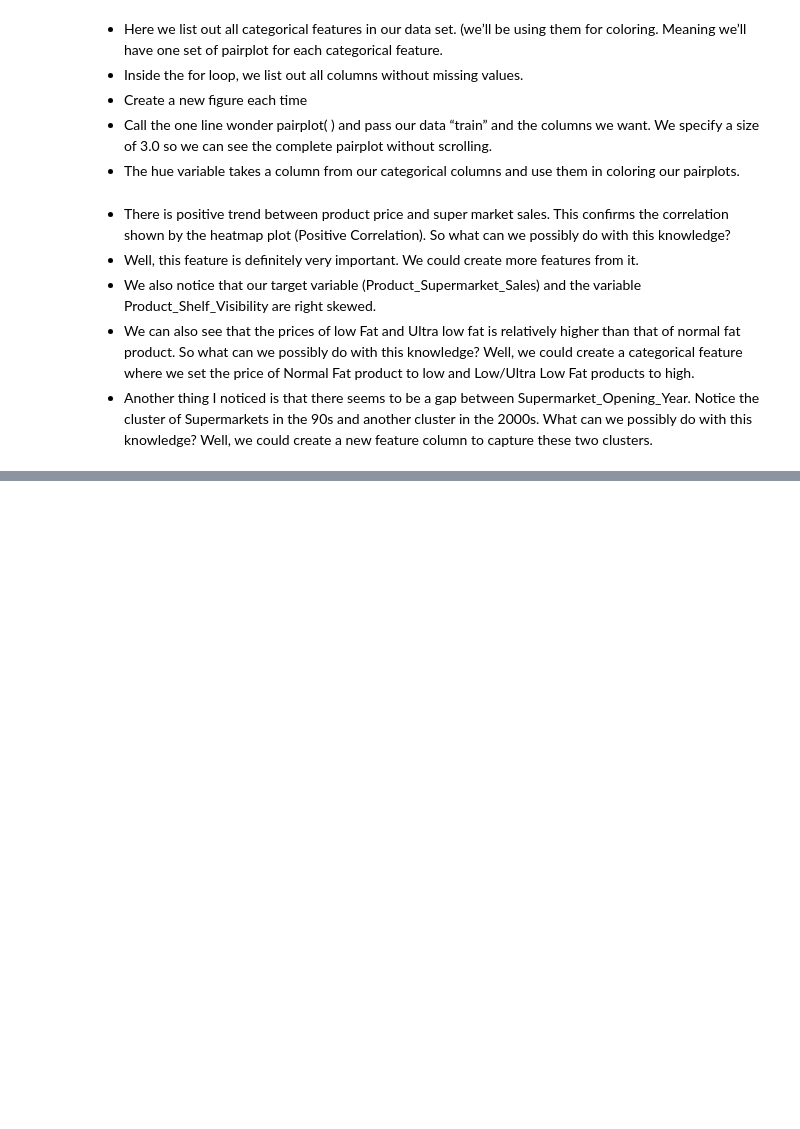
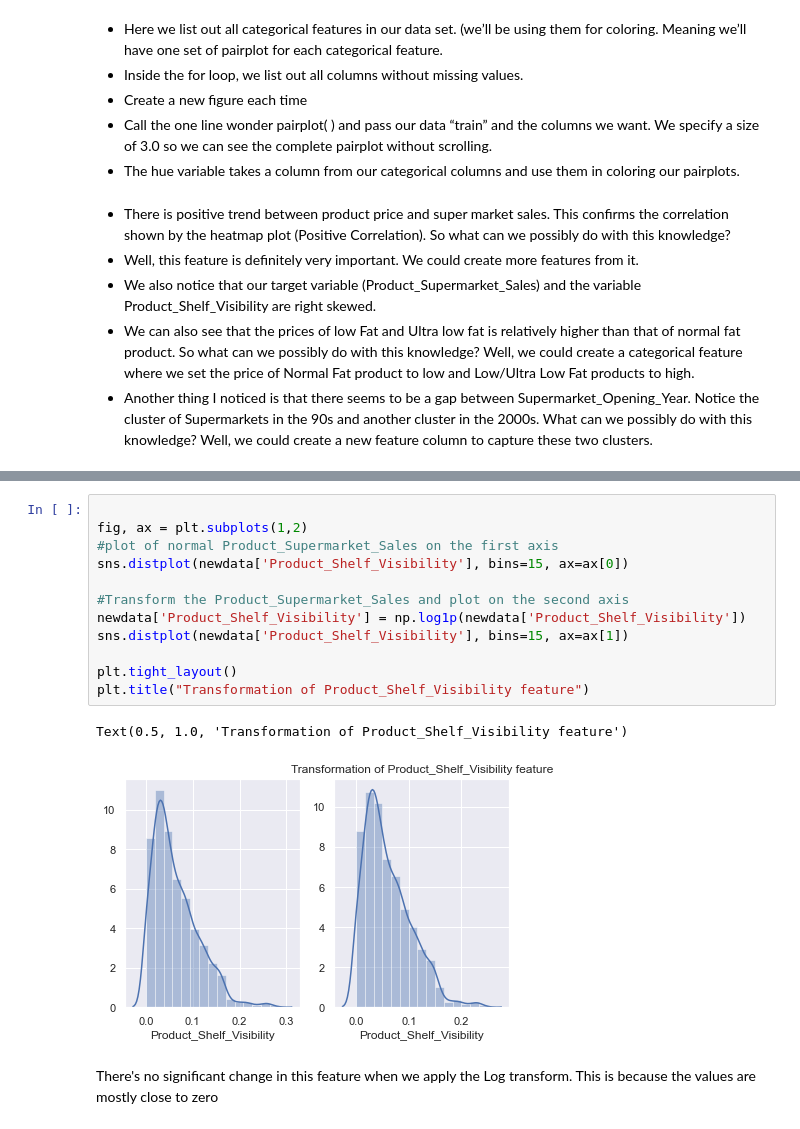
Before and after one commit to mihrimasahee/Supermarket-data-Analysis, a Jupyter notebook: supermarket sales data analysis.ipynb, the cells around one changed output, grey strips where cells are left out. Drawn from its saved outputs; the diff is of its cells as text; blank space fills up the shorter version.

```diff
--- a/supermarket sales data analysis.ipynb
+++ b/supermarket sales data analysis.ipynb
@@ -203,0 +325,18 @@ TypeError: 'NoneType' object is not callable
+# %%
+
+fig, ax = plt.subplots(1,2)
+#plot of normal Product_Supermarket_Sales on the first axis
+sns.distplot(newdata['Product_Shelf_Visibility'], bins=15, ax=ax[0])
+
+#Transform the Product_Supermarket_Sales and plot on the second axis
+newdata['Product_Shelf_Visibility'] = np.log1p(newdata['Product_Shelf_Visibility'])
+sns.distplot(newdata['Product_Shelf_Visibility'], bins=15, ax=ax[1])
+
+plt.tight_layout()
+plt.title("Transformation of Product_Shelf_Visibility feature")
+# %% [output]
+Text(0.5, 1.0, 'Transformation of Product_Shelf_Visibility feature')
+[figure, added]
+# %% [markdown]
+
+There's no significant change in this feature when we apply the Log transform. This is because the values are mostly close to zero
```
Also changed, not shown: parts of 28 cells of this notebook.
